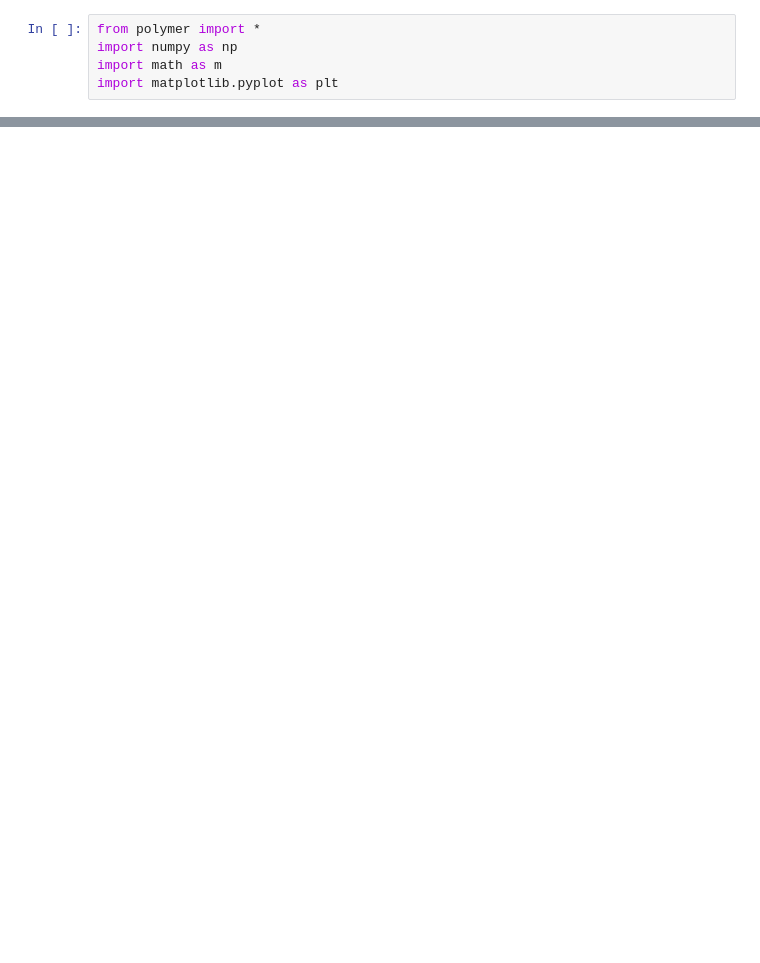
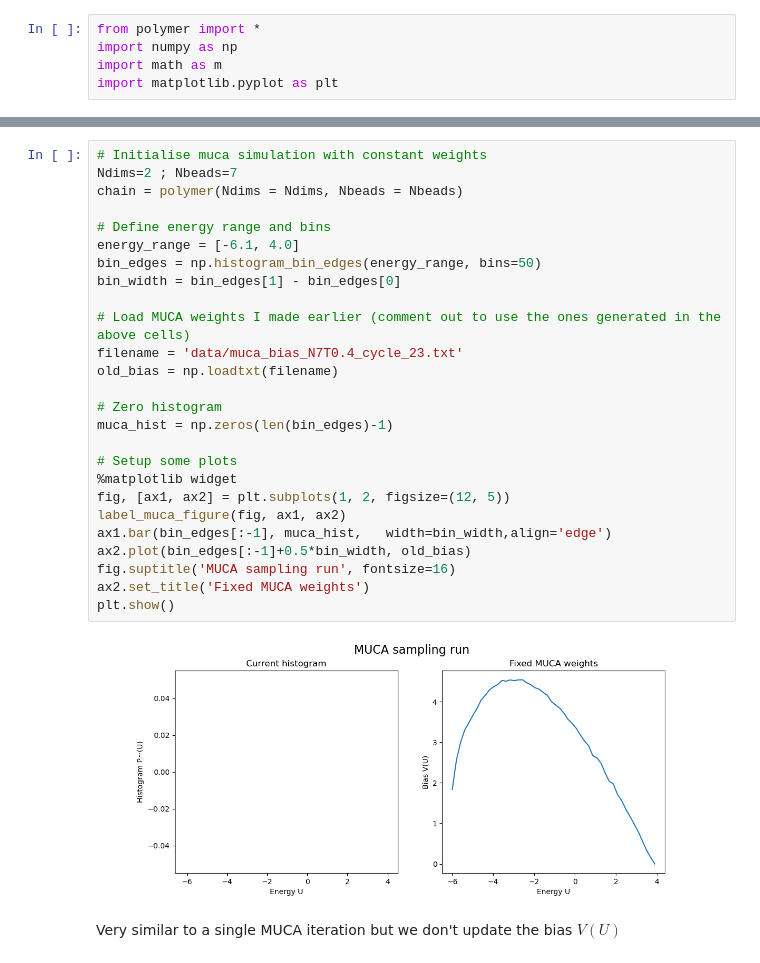
Before and after one commit to dquigley533/SamplingDemos, a Jupyter notebook: MUCA.ipynb, the cells around one changed output, grey strips where cells are left out. Cells and saved outputs as stored; diff of their text form; blank space fills up the shorter version.

```diff
--- a/MUCA.ipynb
+++ b/MUCA.ipynb
@@ -479,0 +303,30 @@ T_trans = temperatures[np.argmax(heat_cap)]; print(T_trans)
+# %%
+# Initialise muca simulation with constant weights
+Ndims=2 ; Nbeads=7
+chain = polymer(Ndims = Ndims, Nbeads = Nbeads)
+
+# Define energy range and bins
+energy_range = [-6.1, 4.0]
+bin_edges = np.histogram_bin_edges(energy_range, bins=50)
+bin_width = bin_edges[1] - bin_edges[0]
+
+# Load MUCA weights I made earlier (comment out to use the ones generated in the above cells)
+filename = 'data/muca_bias_N7T0.4_cycle_23.txt'
+old_bias = np.loadtxt(filename)
+
+# Zero histogram
+muca_hist = np.zeros(len(bin_edges)-1)
+
+# Setup some plots
+%matplotlib widget
+fig, [ax1, ax2] = plt.subplots(1, 2, figsize=(12, 5))
+label_muca_figure(fig, ax1, ax2)
+ax1.bar(bin_edges[:-1], muca_hist,   width=bin_width,align='edge')
+ax2.plot(bin_edges[:-1]+0.5*bin_width, old_bias)
+fig.suptitle('MUCA sampling run', fontsize=16)
+ax2.set_title('Fixed MUCA weights')
+plt.show()
+# %% [output]
+[figure, added]
+# %% [markdown]
+Very similar to a single MUCA iteration but we don't update the bias $V(U)$
```
Also changed, not shown: parts of 37 cells of this notebook, 3 other files.
